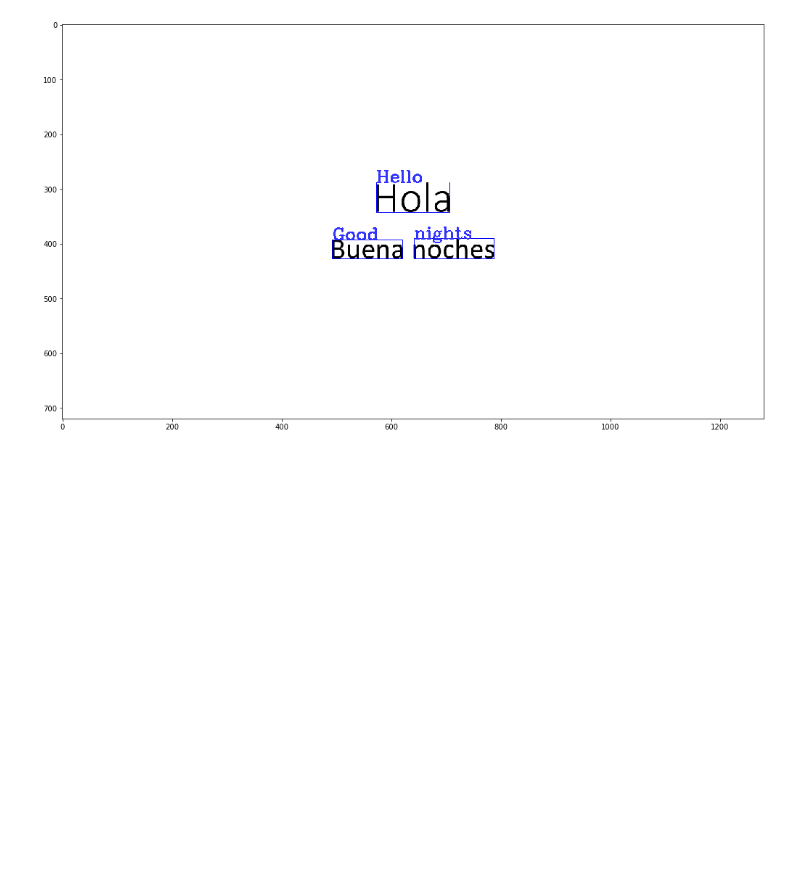
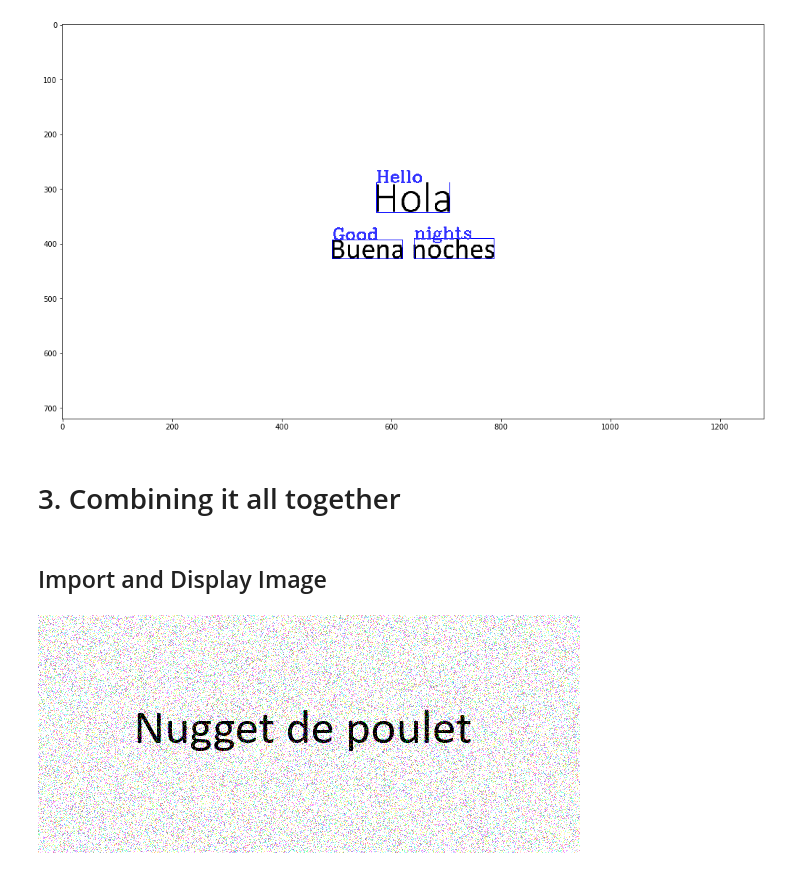
Before and after one commit to I-anS/OCR-Speech-Translator, a Jupyter notebook: Translator.ipynb, the cells around one changed output. Saved outputs shown, nothing was run; the diff lists cells and outputs as text; code cells hidden in the pictures; blank space fills up the shorter version.

```diff
--- a/Translator.ipynb
+++ b/Translator.ipynb
@@ -543,3 +420,15 @@ plt.imshow(image5, interpolation='nearest')
 # %% [output]
 <matplotlib.image.AxesImage at 0x...>
 [figure]
+# %% [markdown]
+# 3. Combining it all together
+# %% [markdown]
+## Import and Display Image
+# %%
+## Import Image and Test
+image7 = cv2.imread('noisy.png')
+
+#Display Image
+Image(filename='noisy.png')
+# %% [output]
+[figure, added]
```
Also changed, not shown: parts of 51 cells of this notebook, 11 other files.
